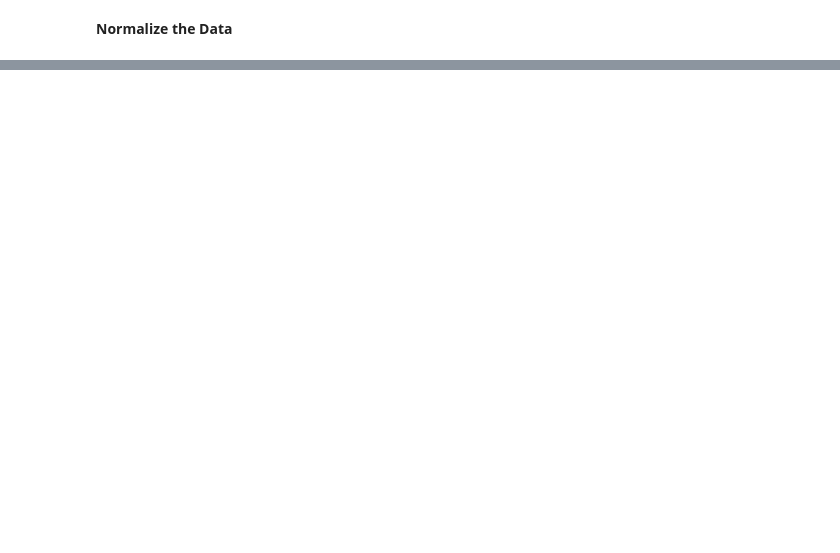
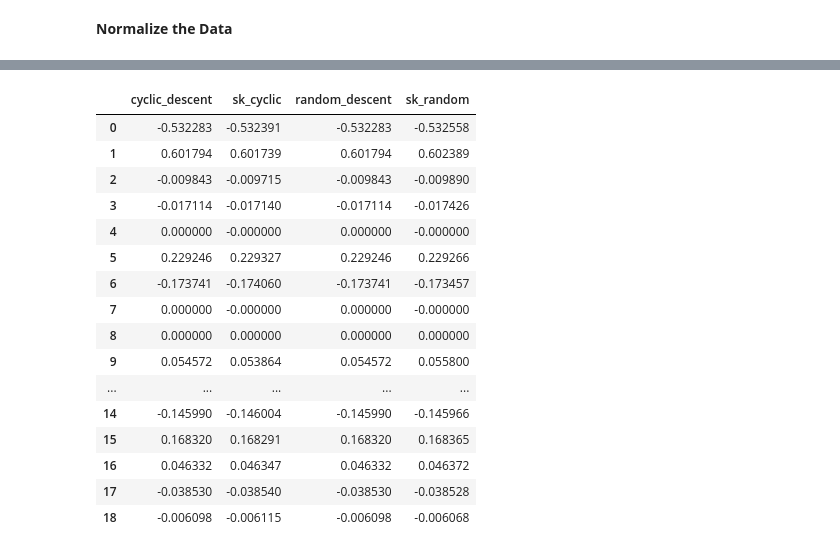
Before and after one commit to vivekkr12/machine-learning-algorithms, a Jupyter notebook: demo/lasso_regression_demo.ipynb, the cells around one changed output, grey strips where cells are left out. Drawn from its saved outputs; the diff is of its cells as text; code cells hidden in the pictures; blank space fills up the shorter version.

```diff
--- a/demo/lasso_regression_demo.ipynb
+++ b/demo/lasso_regression_demo.ipynb
@@ -136,0 +120,29 @@ $\dagger$ For this dataset, $n >> d$ and hence, $\lambda$ can be set to $0$
+# %%
+from sklearn.linear_model import Lasso
+clf_cyclic = Lasso(alpha=(0.01/2), max_iter=10000)
+clf_cyclic.fit(x_train,y_train)
+sk_beta_cyclic = clf_cyclic.coef_
+clf_random = Lasso(alpha=(0.01/2), max_iter=10000, selection= 'random')
+clf_random.fit(x_train,y_train)
+sk_beta_random = clf_random.coef_
+# %%
+pd.DataFrame({'cyclic_descent' : model.cyclic_beta.flatten(), 'sk_cyclic': sk_beta_cyclic.flatten(), 'random_descent' : model.random_beta.flatten(),
+              'sk_random' : sk_beta_random.flatten()})
+# %% [output]
+|  | cyclic_descent | sk_cyclic | random_descent | sk_random |
+| 0 | -0.532283 | -0.532391 | -0.532283 | -0.532558 |
+| 1 | 0.601794 | 0.601739 | 0.601794 | 0.602389 |
+| 2 | -0.009843 | -0.009715 | -0.009843 | -0.009890 |
+| 3 | -0.017114 | -0.017140 | -0.017114 | -0.017426 |
+| 4 | 0.000000 | -0.000000 | 0.000000 | -0.000000 |
+| 5 | 0.229246 | 0.229327 | 0.229246 | 0.229266 |
+| 6 | -0.173741 | -0.174060 | -0.173741 | -0.173457 |
+| 7 | 0.000000 | -0.000000 | 0.000000 | -0.000000 |
+| 8 | 0.000000 | 0.000000 | 0.000000 | 0.000000 |
+| 9 | 0.054572 | 0.053864 | 0.054572 | 0.055800 |
+| ... | ... | ... | ... | ... |
+| 14 | -0.145990 | -0.146004 | -0.145990 | -0.145966 |
+| 15 | 0.168320 | 0.168291 | 0.168320 | 0.168365 |
+| 16 | 0.046332 | 0.046347 | 0.046332 | 0.046372 |
+| 17 | -0.038530 | -0.038540 | -0.038530 | -0.038528 |
+| 18 | -0.006098 | -0.006115 | -0.006098 | -0.006068 |
```
Also changed, not shown: parts of 35 cells of this notebook.
